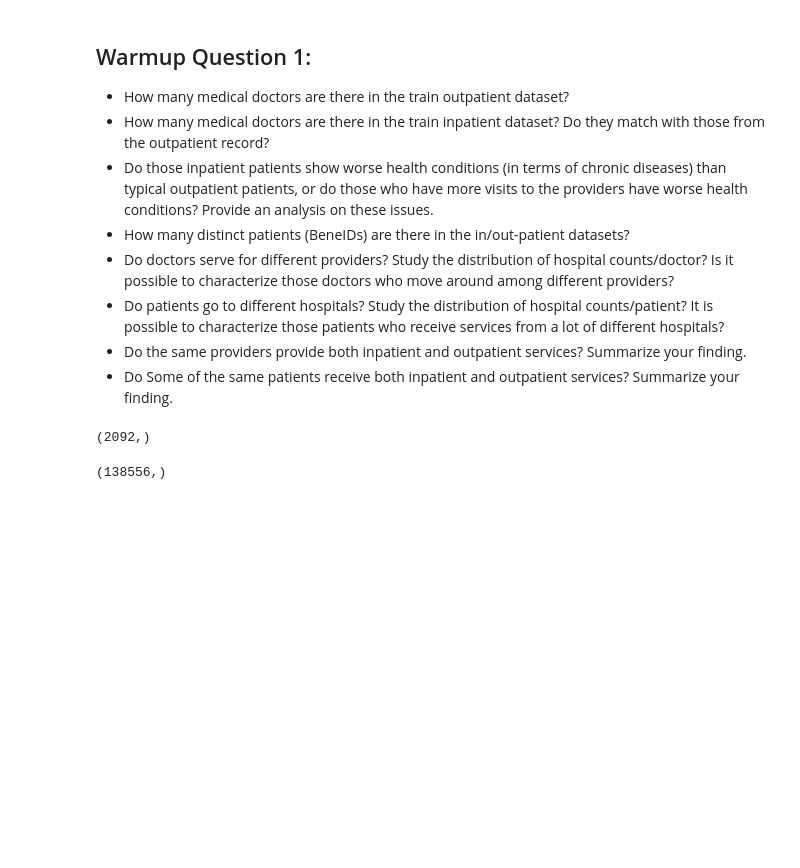
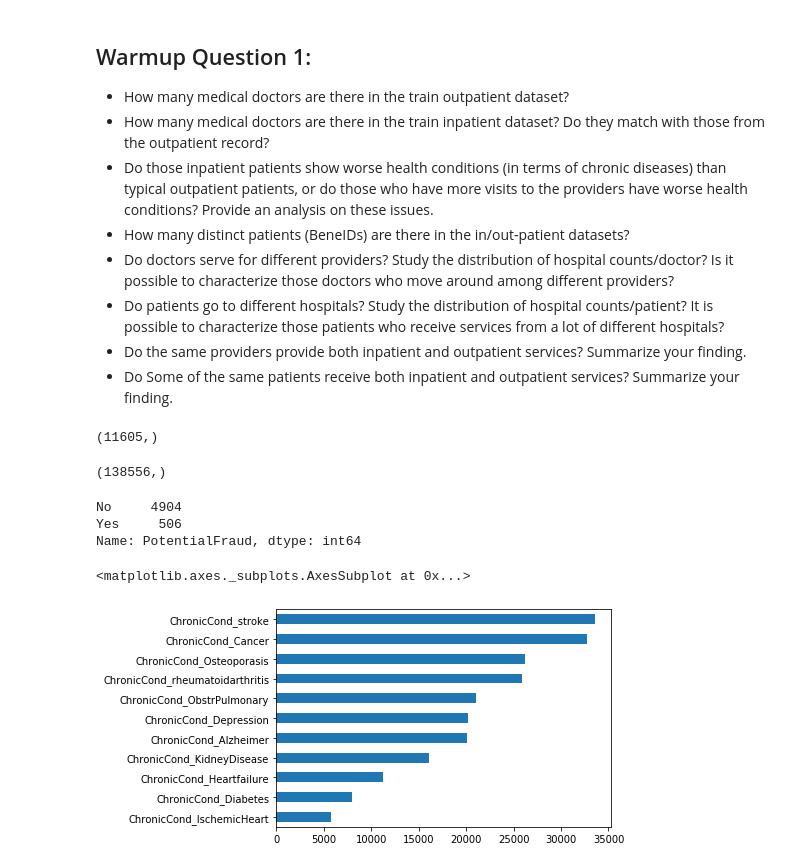
Before and after one commit to randypantinople/HealthCareFraudDetection, a Jupyter notebook: randypantinople/healthCareFraudDetection(randy).ipynb, the cells around one changed output. Cells and saved outputs as stored; diff of their text form; code cells hidden in the pictures; blank space fills up the shorter version.

```diff
--- a/randypantinople/healthCareFraudDetection(randy).ipynb
+++ b/randypantinople/healthCareFraudDetection(randy).ipynb
@@ -52,12 +46,12 @@ train_outpatientdata.sample(2)
 - Do Some of the same patients receive both inpatient and outpatient services? Summarize your finding.
 # %%
 #How many medical doctors are there in the train outpatient dataset?
-train_outpatientdata.Provider.unique().shape  # there are 5012 providers
+train_outpatientdata.AttendingPhysician.unique().shape  # there are 74,110 attending physicians
 
 #How many medical doctors are there in the train inpatient dataset? Do they match with those from the outpatient record?
-train_inpatientdata.Provider.unique().shape  # there are 2092 providers. There are more providers on the outpatient data
+train_inpatientdata.AttendingPhysician.unique().shape  # there are 11,605 attending phsyicians. There are more providers on the outpatient data
 # %% [output]
-(2092,)
+(11605,)
 # %%
 #Create columns for inpatient and outpatient data.
 train_inpatientdata['patientType'] = np.repeat('inpatient', len(train_inpatientdata))
@@ -71,3 +65,16 @@ patient.BeneID.unique().shape
 # %%
 #Merge the patient data frame and
 full_data =pd.merge(patient, train_beneficiarydata, on='BeneID', how='left')
+# %%
+train_potentialfraud.PotentialFraud.value_counts()
+# %% [output]
+No     4904
+Yes     506
+Name: PotentialFraud, dtype: int64
+# %%
+inpatient_chronic = full_data.loc[full_data.patientType=='inpatient'].filter(regex='Chronic')
+
+inpatient_chronic[inpatient_chronic==2].count().sort_values().plot(kind='barh')
+# %% [output]
+<matplotlib.axes._subplots.AxesSubplot at 0x...>
+[figure, added]
```
Also changed, not shown: parts of 23 cells of this notebook.
